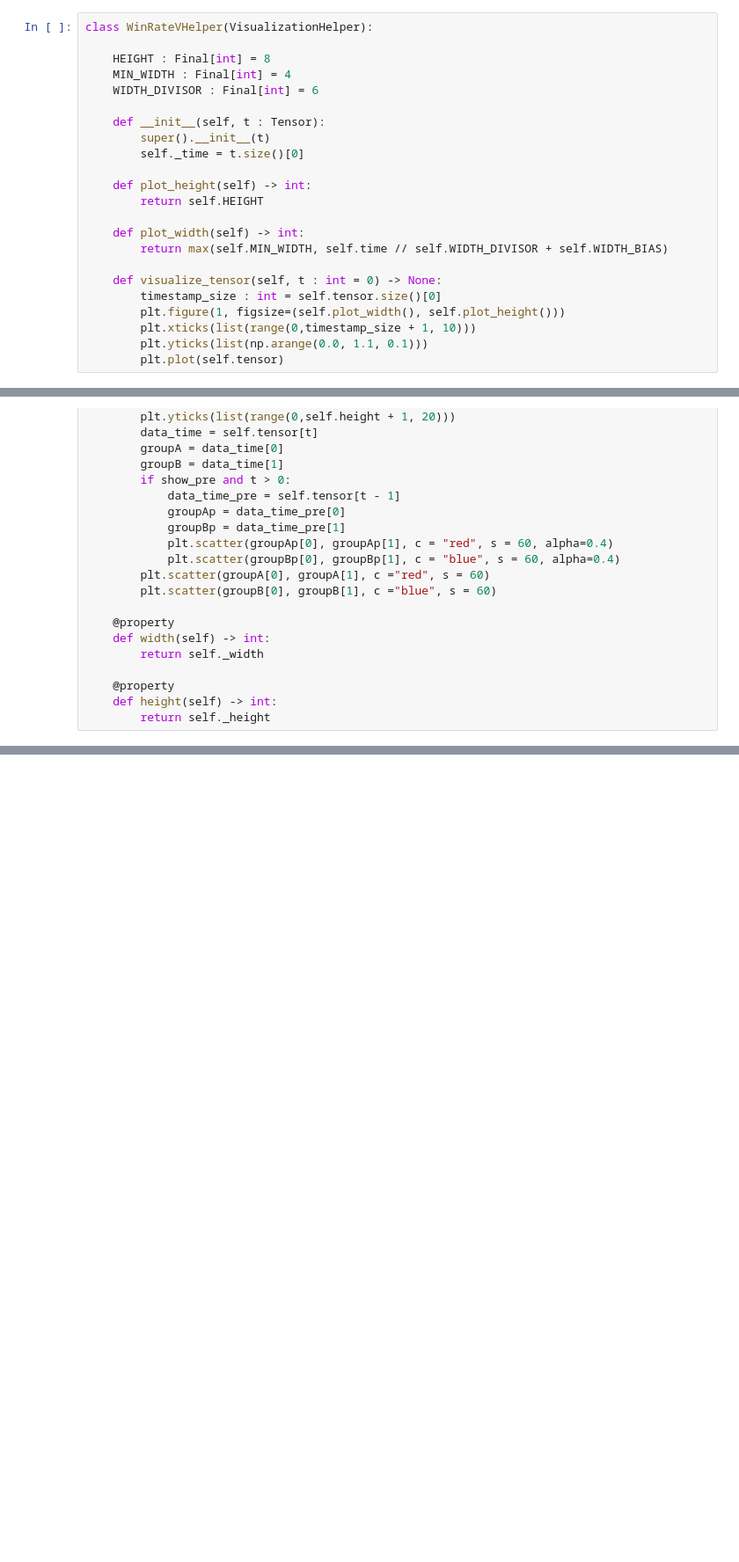
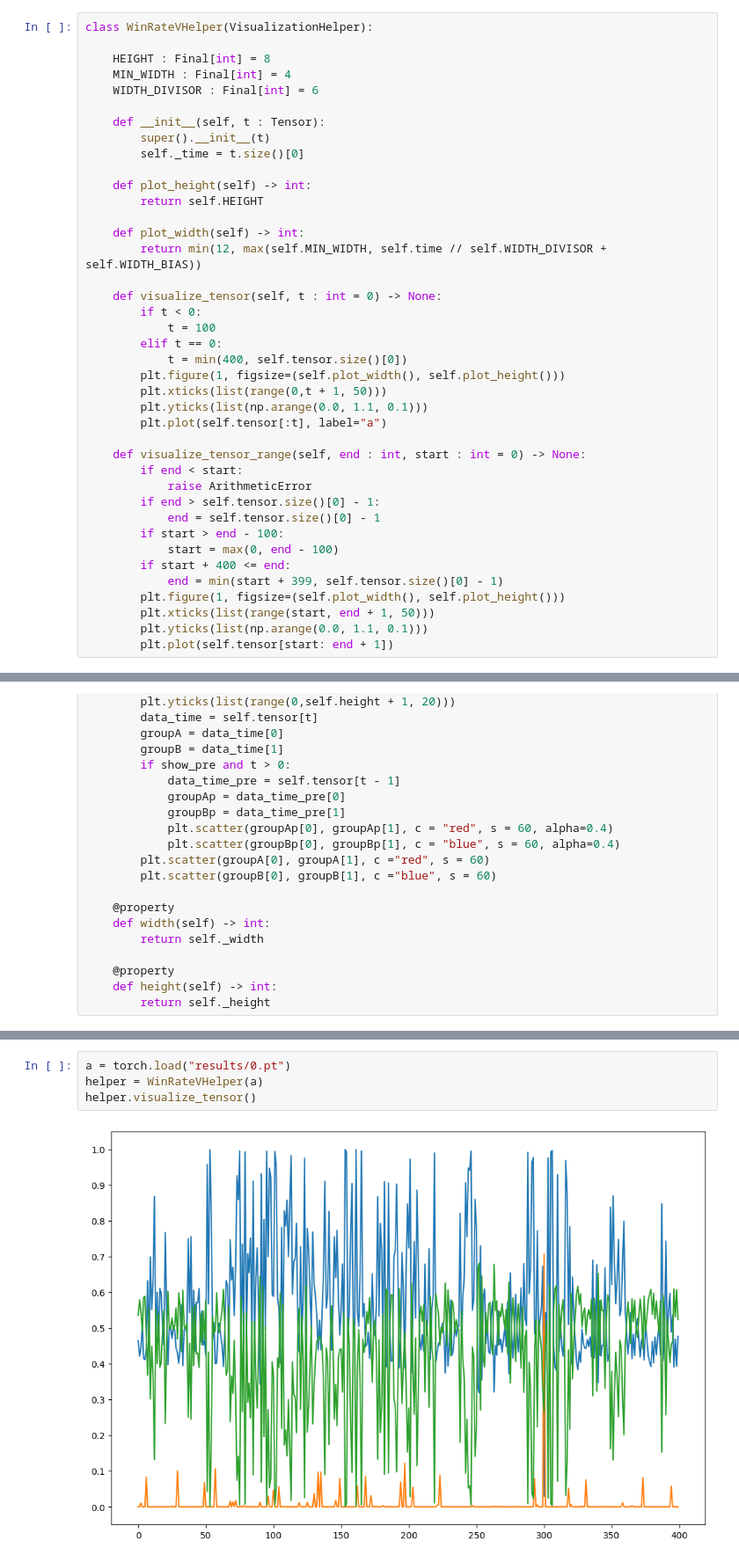
Before and after one commit to Lu-Zetian/gnn-for-goal-prediction, a Jupyter notebook: Visualization.ipynb, the cells around one changed output, grey strips where cells are left out. Shown: that part at 88% size. Cells and saved outputs as stored; diff of their text form; blank space fills up the shorter version.

```diff
--- a/Visualization.ipynb
+++ b/Visualization.ipynb
@@ -101,14 +50,31 @@ class WinRateVHelper(VisualizationHelper):
         return self.HEIGHT
 
     def plot_width(self) -> int:
-        return max(self.MIN_WIDTH, self.time // self.WIDTH_DIVISOR + self.WIDTH_BIAS)
+        return min(12, max(self.MIN_WIDTH, self.time // self.WIDTH_DIVISOR + self.WIDTH_BIAS))
 
     def visualize_tensor(self, t : int = 0) -> None:
-        timestamp_size : int = self.tensor.size()[0]
+        if t < 0:
+            t = 100
+        elif t == 0:
+            t = min(400, self.tensor.size()[0])
         plt.figure(1, figsize=(self.plot_width(), self.plot_height()))
-        plt.xticks(list(range(0,timestamp_size + 1, 10)))
+        plt.xticks(list(range(0,t + 1, 50)))
         plt.yticks(list(np.arange(0.0, 1.1, 0.1)))
-        plt.plot(self.tensor)
+        plt.plot(self.tensor[:t], label="a")
+
+    def visualize_tensor_range(self, end : int, start : int = 0) -> None:
+        if end < start:
+            raise ArithmeticError
+        if end > self.tensor.size()[0] - 1:
+            end = self.tensor.size()[0] - 1
+        if start > end - 100:
+            start = max(0, end - 100)
+        if start + 400 <= end:
+            end = min(start + 399, self.tensor.size()[0] - 1)
+        plt.figure(1, figsize=(self.plot_width(), self.plot_height()))
+        plt.xticks(list(range(start, end + 1, 50)))
+        plt.yticks(list(np.arange(0.0, 1.1, 0.1)))
+        plt.plot(self.tensor[start: end + 1])
 # %%
 class PlayerPositionVHelper(VisualizationHelper):
 
@@ -199,0 +123,6 @@ Reading time:    0.921363353729248
+# %%
+a = torch.load("results/0.pt")
+helper = WinRateVHelper(a)
+helper.visualize_tensor()
+# %% [output]
+[figure, added]
```
Also changed, not shown: parts of 20 cells of this notebook.
